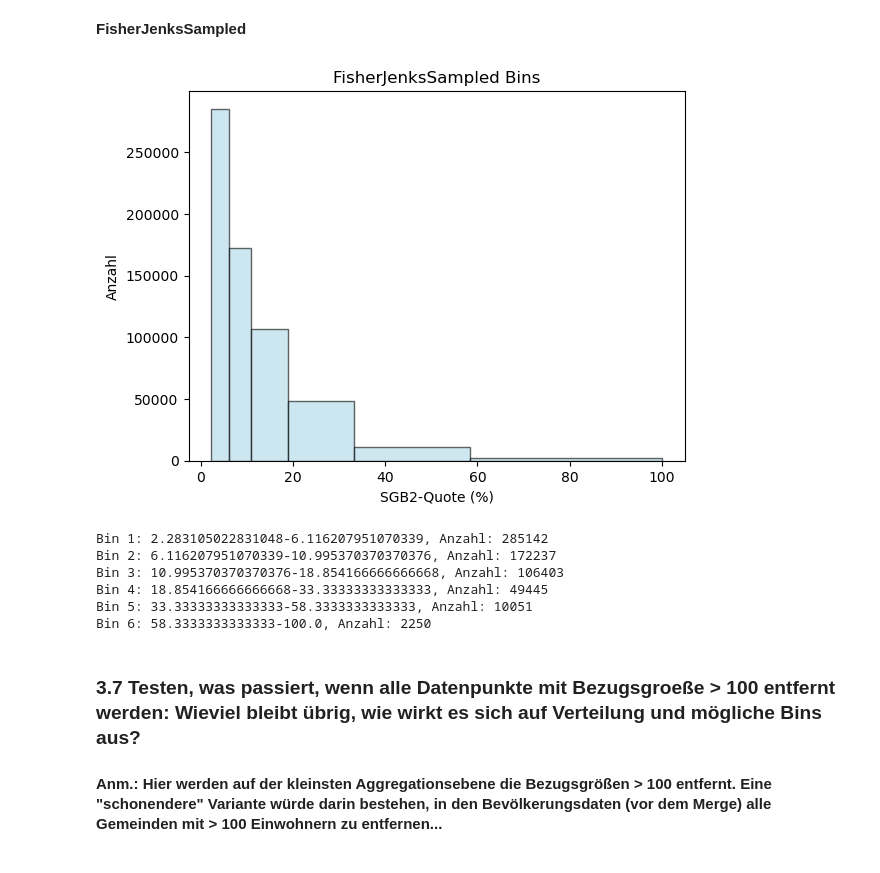
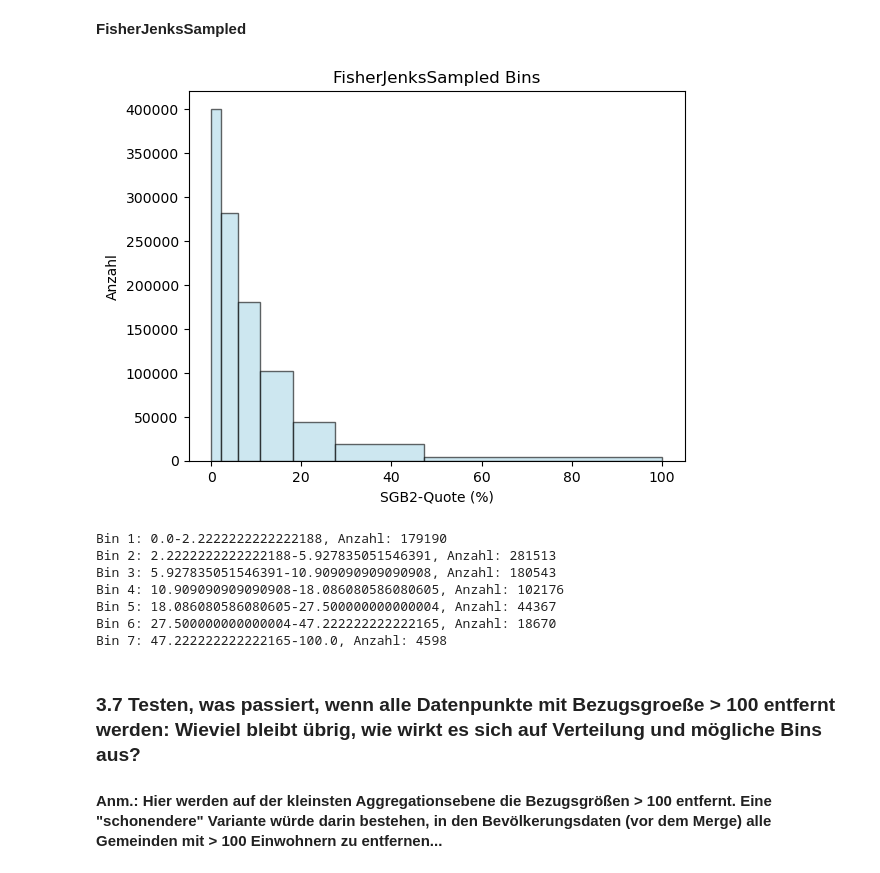
Before and after one commit to tobias-vetterle/mikrokosmos, a Jupyter notebook: aufbereitung_mikrokosmos.ipynb, the cells around one changed output. Drawn from its saved outputs; the diff is of its cells as text; code cells hidden in the pictures.

```diff
--- a/aufbereitung_mikrokosmos.ipynb
+++ b/aufbereitung_mikrokosmos.ipynb
@@ -797,6 +797,7 @@ data = stacked_lb_bev['SGB2-Quote (%)'].values
 # Berechnen der Bins mit der NaturalBreaks-Methode
 classifier = NaturalBreaks(data, k=6)
 breaks = classifier.bins
+breaks = np.insert(breaks, 0, 0)
 
 # Erstellen des Histogramms
 plt.hist(data, bins=breaks, edgecolor='black', color='lightblue', alpha=0.6)
@@ -820,31 +822,33 @@ __FisherJenksSampled__
 # %%
 from mapclassify import FisherJenksSampled
 
 # Extrahieren der Werte aus der Spalte 'SGB2-Quote (%)'
 data = stacked_lb_bev['SGB2-Quote (%)'].values
 
 # Berechnen der Bins mit der FisherJenksSampled-Methode
 classifier = FisherJenksSampled(data, pct=0.2, k=7)
 bins = classifier.bins
+bins = np.insert(bins, 0, 0)
 
 # Erstellen des Histogramms
 plt.hist(data, bins=bins, edgecolor='black', color='lightblue', alpha=0.6)
 plt.xlabel('SGB2-Quote (%)')
 plt.ylabel('Anzahl')
 plt.title('FisherJenksSampled Bins')
 plt.show()
 
 # Ausgabe der Bin-Ranges und der Anzahl der Werte in jedem Bin
 for i in range(len(bins)-1):
     print(f"Bin {i+1}: {bins[i]}-{bins[i+1]}, Anzahl: {((data > bins[i]) & (data <= bins[i+1])).sum()}")
 # %% [output]
-[figure, old version]
+[figure, new version]
-Bin 1: 2.283105022831048-6.116207951070339, Anzahl: 285142
-Bin 2: 6.116207951070339-10.995370370370376, Anzahl: 172237
-Bin 3: 10.995370370370376-18.854166666666668, Anzahl: 106403
-Bin 4: 18.854166666666668-33.33333333333333, Anzahl: 49445
-Bin 5: 33.33333333333333-58.3333333333333, Anzahl: 10051
-Bin 6: 58.3333333333333-100.0, Anzahl: 2250
+Bin 1: 0.0-2.2222222222222188, Anzahl: 179190
+Bin 2: 2.2222222222222188-5.927835051546391, Anzahl: 281513
+Bin 3: 5.927835051546391-10.909090909090908, Anzahl: 180543
+Bin 4: 10.909090909090908-18.086080586080605, Anzahl: 102176
+Bin 5: 18.086080586080605-27.500000000000004, Anzahl: 44367
+Bin 6: 27.500000000000004-47.222222222222165, Anzahl: 18670
+Bin 7: 47.222222222222165-100.0, Anzahl: 4598
 # %% [markdown]
 ### 3.7 Testen, was passiert, wenn  alle Datenpunkte mit Bezugsgroeße > 100 entfernt werden: Wieviel bleibt übrig, wie wirkt es sich auf Verteilung und mögliche Bins aus?
 
```
Also changed, not shown: parts of 6 cells of this notebook.
